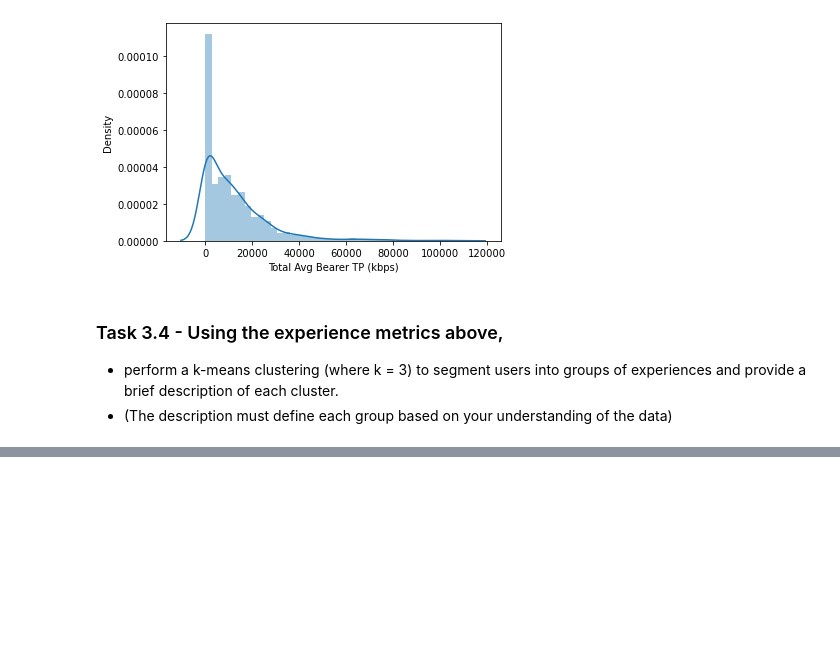
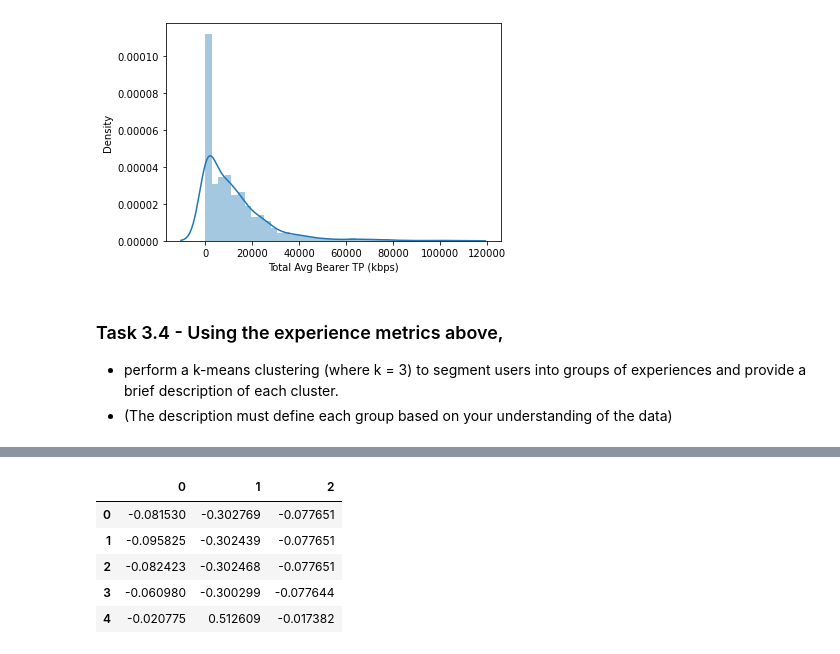
Before and after one commit to YohansSamuel/TeleCom-Data-Analysis, a Jupyter notebook: notebooks/Task-3-User_Experience_Analysis.ipynb, the cells around one changed output, grey strips where cells are left out. Saved outputs shown, nothing was run; the diff lists cells and outputs as text; code cells hidden in the pictures; blank space fills up the shorter version.

```diff
--- a/notebooks/Task-3-User_Experience_Analysis.ipynb
+++ b/notebooks/Task-3-User_Experience_Analysis.ipynb
@@ -147,0 +246,11 @@ pd.DataFrame(top_tp.describe())
+# %%
+scaler = StandardScaler()
+scaled_array = scaler.fit_transform(experiance_metric_df)
+pd.DataFrame(scaled_array).head(5)
+# %% [output]
+|  | 0 | 1 | 2 |
+| 0 | -0.081530 | -0.302769 | -0.077651 |
+| 1 | -0.095825 | -0.302439 | -0.077651 |
+| 2 | -0.082423 | -0.302468 | -0.077651 |
+| 3 | -0.060980 | -0.300299 | -0.077644 |
+| 4 | -0.020775 | 0.512609 | -0.017382 |
```
Also changed, not shown: parts of 15 cells of this notebook.
